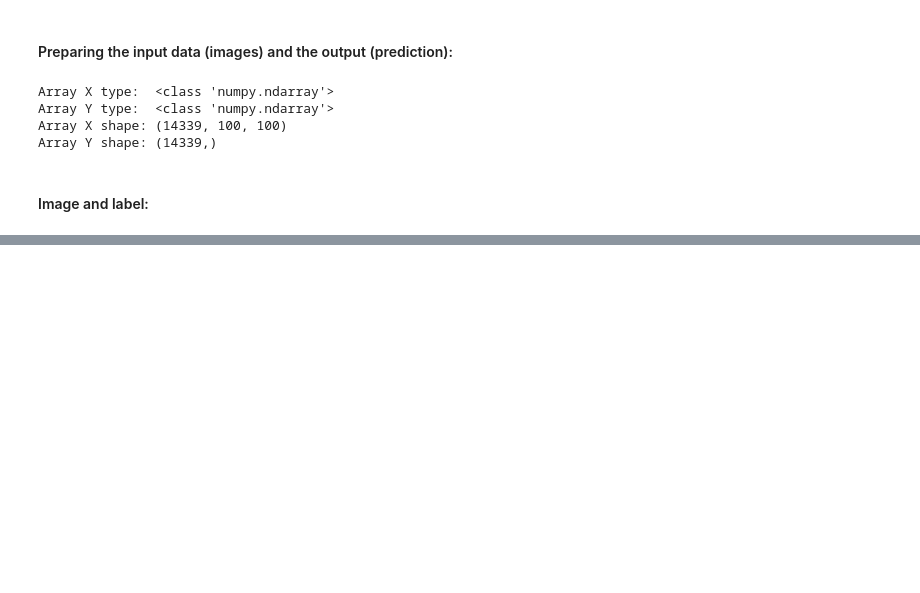
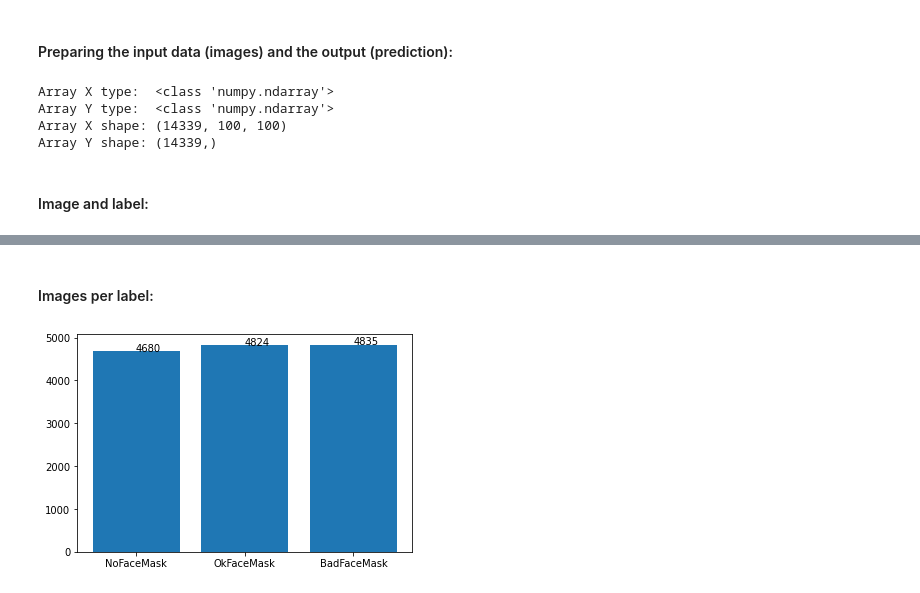
Before and after one commit to DiegoAM97/face-mask-image-classifier, a Jupyter notebook: AIModel/Data processing and CNN training.ipynb, the cells around one changed output, grey strips where cells are left out. Drawn from its saved outputs; the diff is of its cells as text; code cells hidden in the pictures; blank space fills up the shorter version.

```diff
--- a/AIModel/Data processing and CNN training.ipynb
+++ b/AIModel/Data processing and CNN training.ipynb
@@ -76,0 +77,11 @@ plt.show()
+# %% [markdown]
+#### Images per label:
+# %%
+labels, counts = np.unique(Y, return_counts=True)
+labels = np.asarray(list(dict_label.keys()))
+for i in range(len(labels)):
+  plt.text(x=labels[i] , y =counts[i], s=counts[i], fontdict=dict(fontsize=10))
+plt.bar(labels, counts, align='center')
+plt.show()
+# %% [output]
+[figure, added]
```
Also changed, not shown: parts of 3 cells of this notebook.
